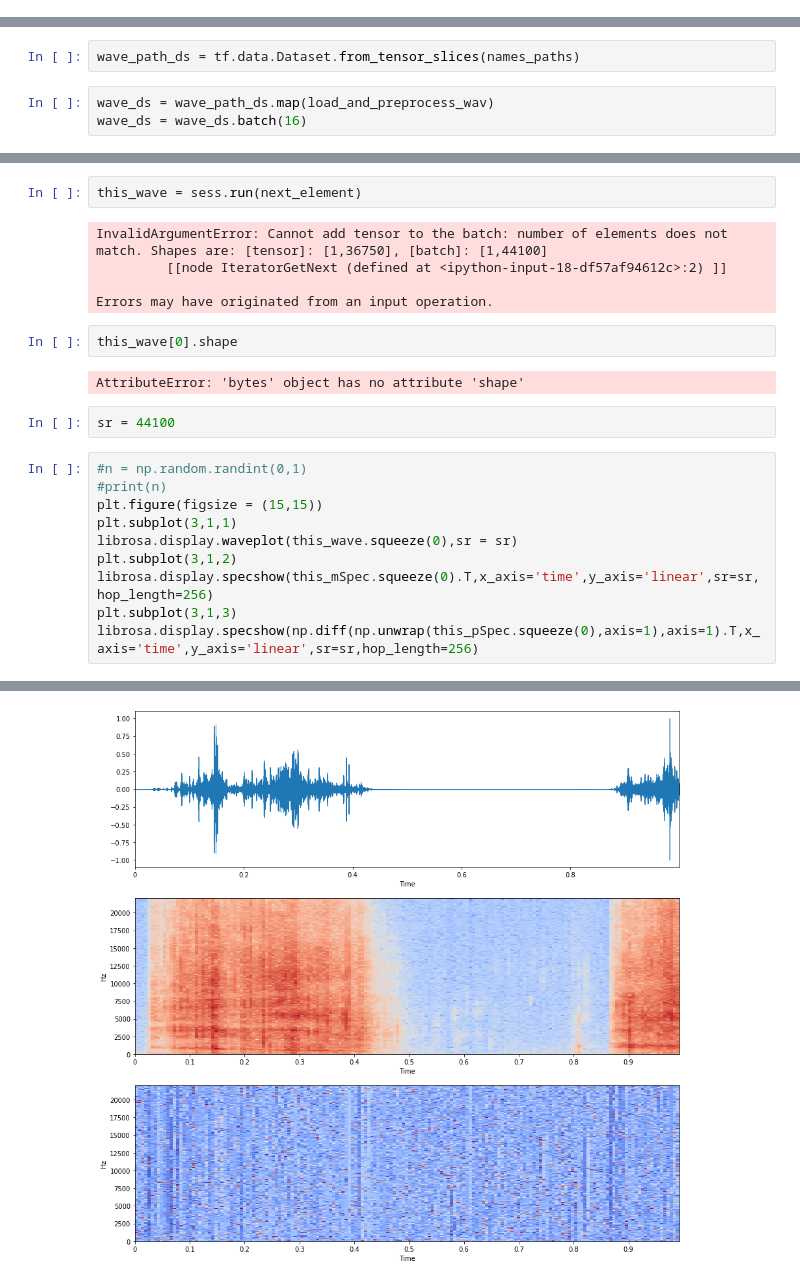
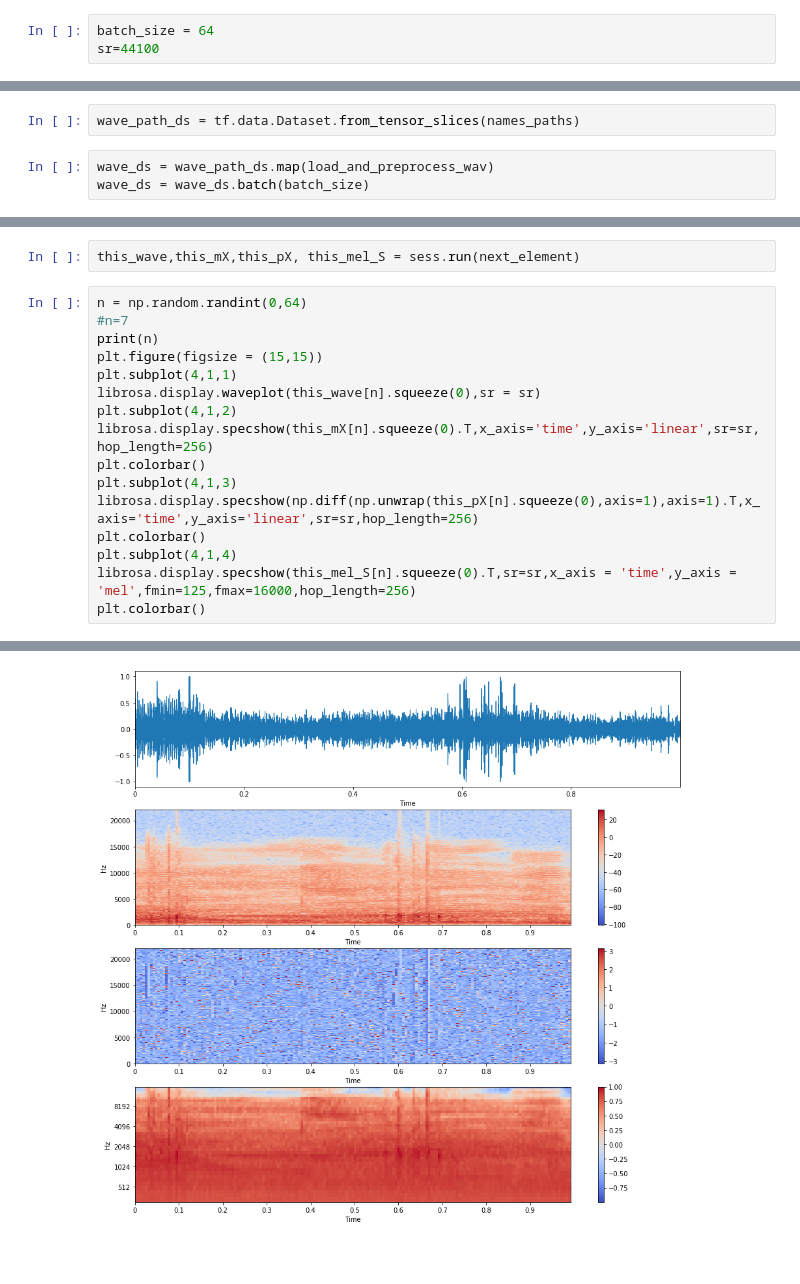
Before and after one commit to ebucheli/FreeSound_GPAT, a Jupyter notebook: Load_data.ipynb, the cells around one changed output, grey strips where cells are left out. Drawn from its saved outputs; the diff is of its cells as text; blank space fills up the shorter version.

```diff
--- a/Load_data.ipynb
+++ b/Load_data.ipynb
@@ -32,3 +27,6 @@ df_train[:10]
+# %%
+batch_size = 64
+sr=44100
 # %%
 names = df_train['fname'].tolist()
 names_paths = [os.path.join(path_train_curated,f) for f in names]
@@ -70,7 +90,7 @@ def load_and_preprocess_wav(path):
 wave_path_ds = tf.data.Dataset.from_tensor_slices(names_paths)
 # %%
 wave_ds = wave_path_ds.map(load_and_preprocess_wav)
-wave_ds = wave_ds.batch(16)
+wave_ds = wave_ds.batch(batch_size)
 # %%
 wave_ds
 # %% [output]
@@ -90,24 +104,19 @@ sess.run(iterator.initializer)
 # %%
-this_wave = sess.run(next_element)
+this_wave,this_mX,this_pX, this_mel_S = sess.run(next_element)
-# %% [output]
-InvalidArgumentError: Cannot add tensor to the batch: number of elements does not match. Shapes are: [tensor]: [1,36750], [batch]: [1,44100]
-         [[node IteratorGetNext (defined at <ipython-input-18-df57af94612c>:2) ]]
-
-Errors may have originated from an input operation.
-# %%
-this_wave[0].shape
-# %% [output]
-AttributeError: 'bytes' object has no attribute 'shape'
-# %%
-sr = 44100
 # %%
-#n = np.random.randint(0,1)
-#print(n)
+n = np.random.randint(0,64)
+#n=7
+print(n)
 plt.figure(figsize = (15,15))
-plt.subplot(3,1,1)
-librosa.display.waveplot(this_wave.squeeze(0),sr = sr)
-plt.subplot(3,1,2)
-librosa.display.specshow(this_mSpec.squeeze(0).T,x_axis='time',y_axis='linear',sr=sr,hop_length=256)
-plt.subplot(3,1,3)
-librosa.display.specshow(np.diff(np.unwrap(this_pSpec.squeeze(0),axis=1),axis=1).T,x_axis='time',y_axis='linear',sr=sr,hop_length=256)
+plt.subplot(4,1,1)
+librosa.display.waveplot(this_wave[n].squeeze(0),sr = sr)
+plt.subplot(4,1,2)
+librosa.display.specshow(this_mX[n].squeeze(0).T,x_axis='time',y_axis='linear',sr=sr,hop_length=256)
+plt.colorbar()
+plt.subplot(4,1,3)
+librosa.display.specshow(np.diff(np.unwrap(this_pX[n].squeeze(0),axis=1),axis=1).T,x_axis='time',y_axis='linear',sr=sr,hop_length=256)
+plt.colorbar()
+plt.subplot(4,1,4)
+librosa.display.specshow(this_mel_S[n].squeeze(0).T,sr=sr,x_axis = 'time',y_axis = 'mel',fmin=125,fmax=16000,hop_length=256)
+plt.colorbar()
 # %% [output]
@@ -115,2 +125,2 @@ librosa.display.specshow(np.diff(np.unwrap(this_pSpec.squeeze(0),axis=1),axis=1)
-[figure, old version]
+[figure, new version]
 # %%
```
Also changed, not shown: parts of 9 cells of this notebook, 4 other files.
